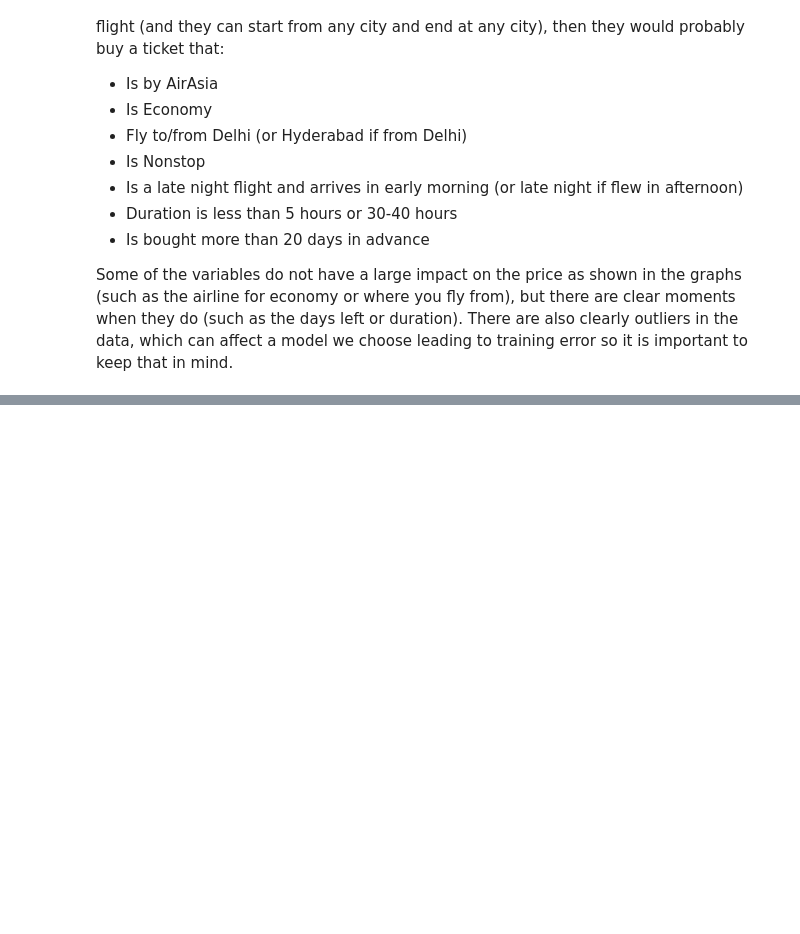
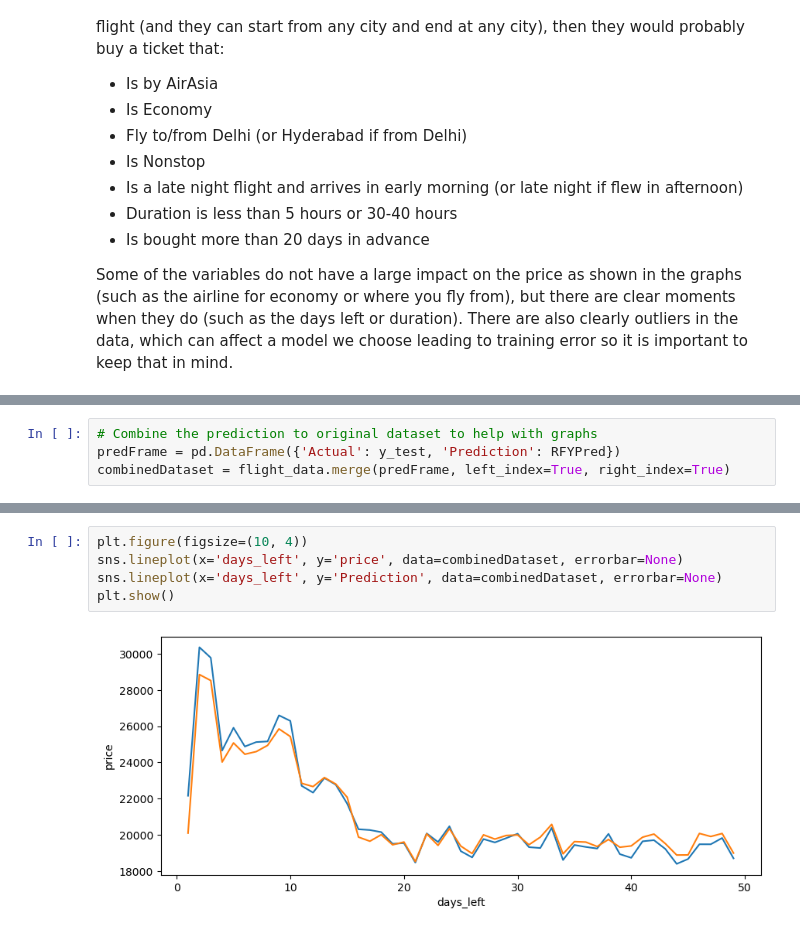
Before and after one commit to gharbarran-jhomar/flightdata, a Jupyter notebook: Flight_Price_Prediction.ipynb, the cells around one changed output, grey strips where cells are left out. Drawn from its saved outputs; the diff is of its cells as text; blank space fills up the shorter version.

```diff
--- a/Flight_Price_Prediction.ipynb
+++ b/Flight_Price_Prediction.ipynb
@@ -245,0 +457,4 @@ There are also clearly outliers in the data, which can affect a model we choose
+# %%
+# Combine the prediction to original dataset to help with graphs
+predFrame = pd.DataFrame({'Actual': y_test, 'Prediction': RFYPred})
+combinedDataset = flight_data.merge(predFrame, left_index=True, right_index=True)
@@ -245,0 +477,7 @@ There are also clearly outliers in the data, which can affect a model we choose
+# %%
+plt.figure(figsize=(10, 4))
+sns.lineplot(x='days_left', y='price', data=combinedDataset, errorbar=None)
+sns.lineplot(x='days_left', y='Prediction', data=combinedDataset, errorbar=None)
+plt.show()
+# %% [output]
+[figure, added]
```
Also changed, not shown: parts of 34 cells of this notebook.
